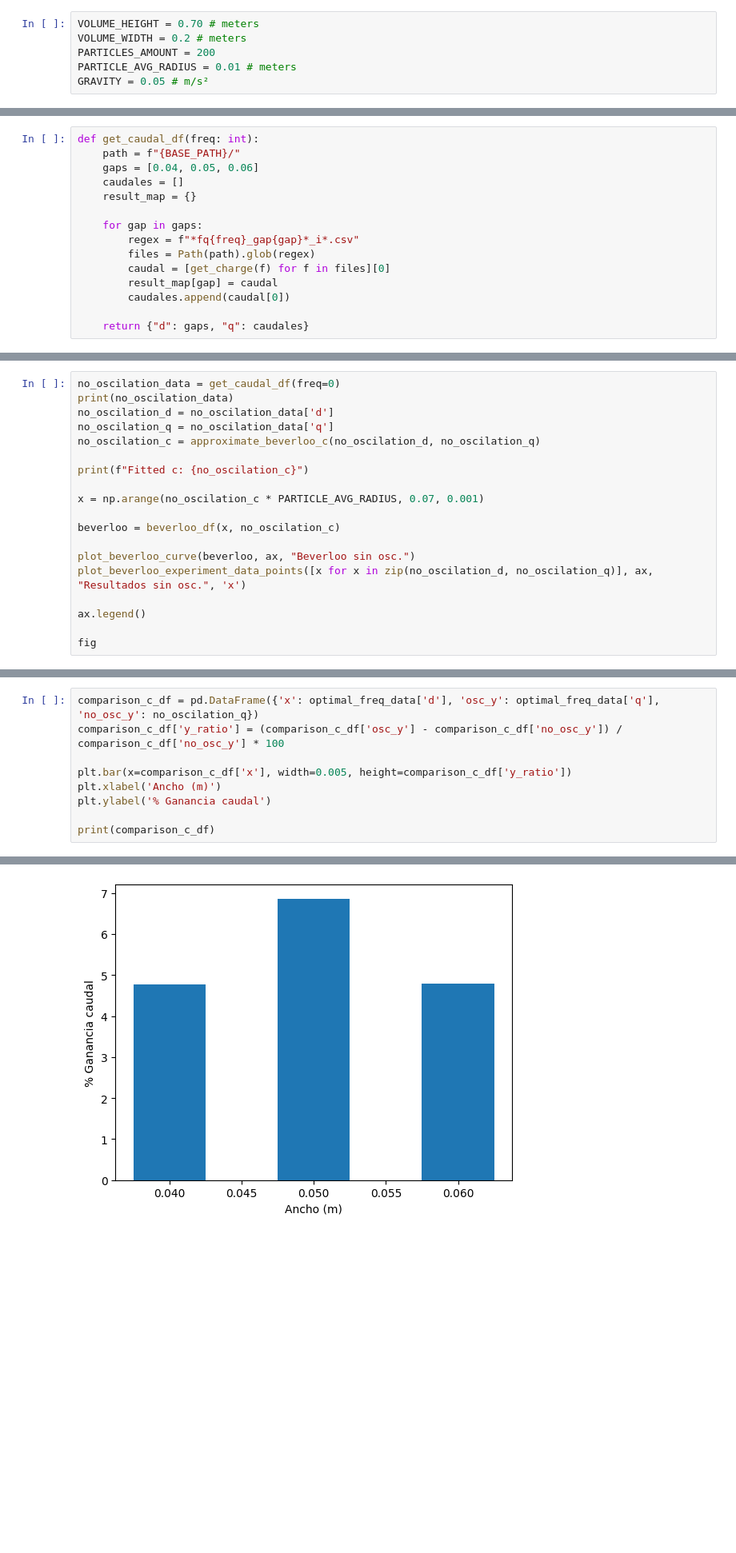
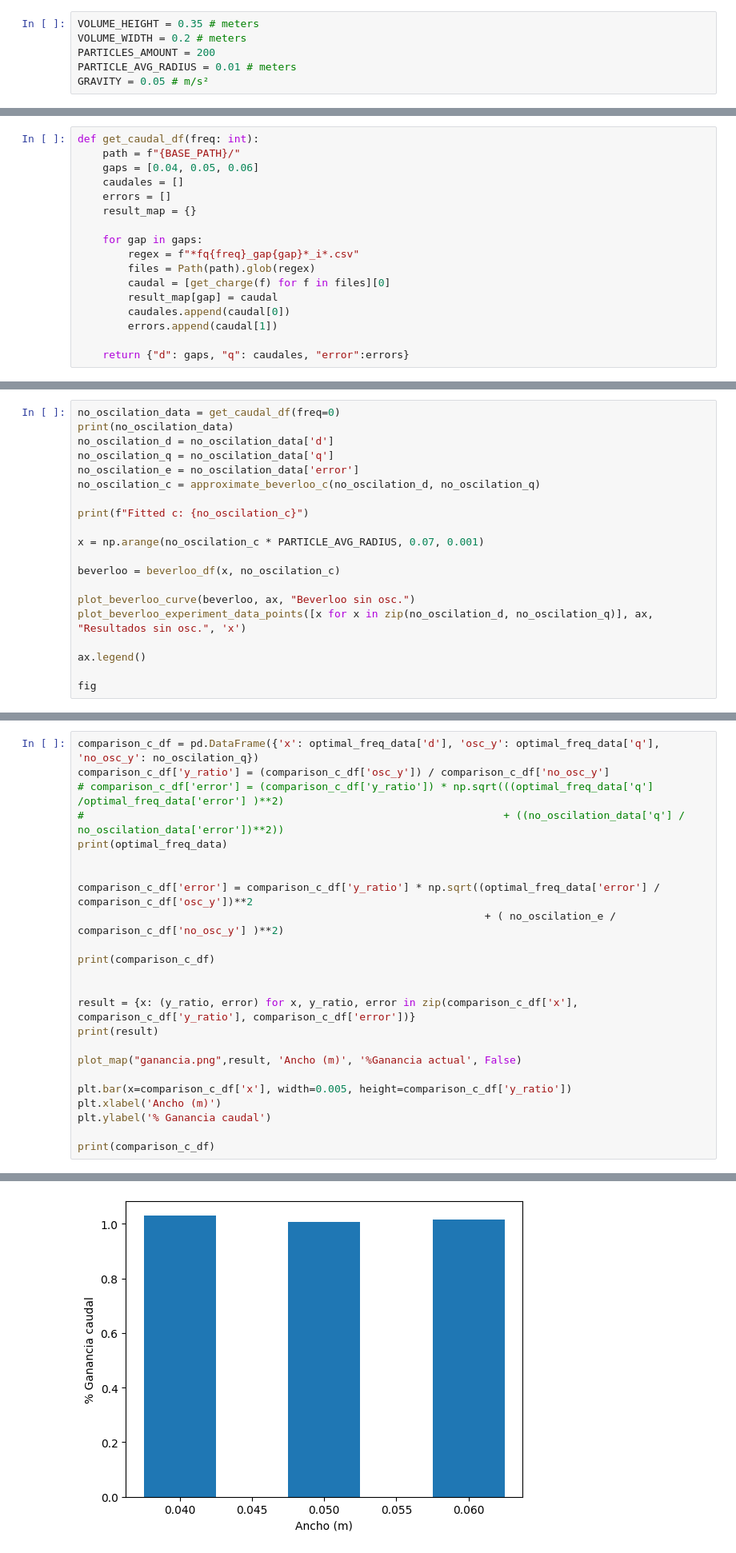
Before and after one commit to shadad00/Simulacion-de-sistemas, a Jupyter notebook: notebooks/TP5.ipynb, the cells around one changed output, grey strips where cells are left out. Shown at 80% size. Drawn from its saved outputs; the diff is of its cells as text; blank space fills up the shorter version.

```diff
--- a/notebooks/TP5.ipynb
+++ b/notebooks/TP5.ipynb
@@ -249,7 +251,7 @@ plot_beverloo(points, b_opt)
 1. Identificar valor de C para Beverloo con sistema no oscilatorio
 2. Calcular el impacto en el "d" efectivo al oscilar el sistema
 # %%
-VOLUME_HEIGHT = 0.70 # meters
+VOLUME_HEIGHT = 0.35 # meters
 VOLUME_WIDTH = 0.2 # meters
 PARTICLES_AMOUNT = 200
 PARTICLE_AVG_RADIUS = 0.01 # meters
@@ -305,6 +307,7 @@ def get_caudal_df(freq: int):
     path = f"{BASE_PATH}/"
     gaps = [0.04, 0.05, 0.06]
     caudales = []
+    errors = []
     result_map = {}
 
     for gap in gaps:
@@ -313,8 +316,9 @@ def get_caudal_df(freq: int):
         caudal = [get_charge(f) for f in files][0]
         result_map[gap] = caudal
         caudales.append(caudal[0])
+        errors.append(caudal[1])
 
-    return {"d": gaps, "q": caudales}
+    return {"d": gaps, "q": caudales, "error":errors}
 # %%
 optimal_freq_data = get_caudal_df(freq=10)
 print(optimal_freq_data)
@@ -345,6 +349,7 @@ no_oscilation_data = get_caudal_df(freq=0)
 print(no_oscilation_data)
 no_oscilation_d = no_oscilation_data['d']
 no_oscilation_q = no_oscilation_data['q']
+no_oscilation_e = no_oscilation_data['error']
 no_oscilation_c = approximate_beverloo_c(no_oscilation_d, no_oscilation_q)
 
 print(f"Fitted c: {no_oscilation_c}")
@@ -369,7 +374,22 @@ plt.clf()
 <Figure size 640x480 with 0 Axes>
 # %%
 comparison_c_df = pd.DataFrame({'x': optimal_freq_data['d'], 'osc_y': optimal_freq_data['q'], 'no_osc_y': no_oscilation_q})
-comparison_c_df['y_ratio'] = (comparison_c_df['osc_y'] - comparison_c_df['no_osc_y']) / comparison_c_df['no_osc_y'] * 100
+comparison_c_df['y_ratio'] = (comparison_c_df['osc_y']) / comparison_c_df['no_osc_y']
+# comparison_c_df['error'] = (comparison_c_df['y_ratio']) * np.sqrt(((optimal_freq_data['q'] /optimal_freq_data['error'] )**2)
+#                                                                   + ((no_oscilation_data['q'] / no_oscilation_data['error'])**2))
+print(optimal_freq_data)
+
+
+comparison_c_df['error'] = comparison_c_df['y_ratio'] * np.sqrt((optimal_freq_data['error'] / comparison_c_df['osc_y'])**2
+                                                                 + ( no_oscilation_e / comparison_c_df['no_osc_y'] )**2)
+
+print(comparison_c_df)
+
+
+result = {x: (y_ratio, error) for x, y_ratio, error in zip(comparison_c_df['x'], comparison_c_df['y_ratio'], comparison_c_df['error'])}
+print(result)
+
+plot_map("ganancia.png",result, 'Ancho (m)', '%Ganancia actual', False)
 
 plt.bar(x=comparison_c_df['x'], width=0.005, height=comparison_c_df['y_ratio'])
 plt.xlabel('Ancho (m)')
@@ -384,4 +410,4 @@ print(comparison_c_df)
-[figure, old version]
+[figure, new version]
 # %%
 data = [[0, no_oscilation_c], [10, no_oscilation_c]]
 c_df = pd.DataFrame({'x': [0, 10], 'y': [no_oscilation_c, c]})
```
Also changed, not shown: parts of 7 cells of this notebook, 6 other files.
